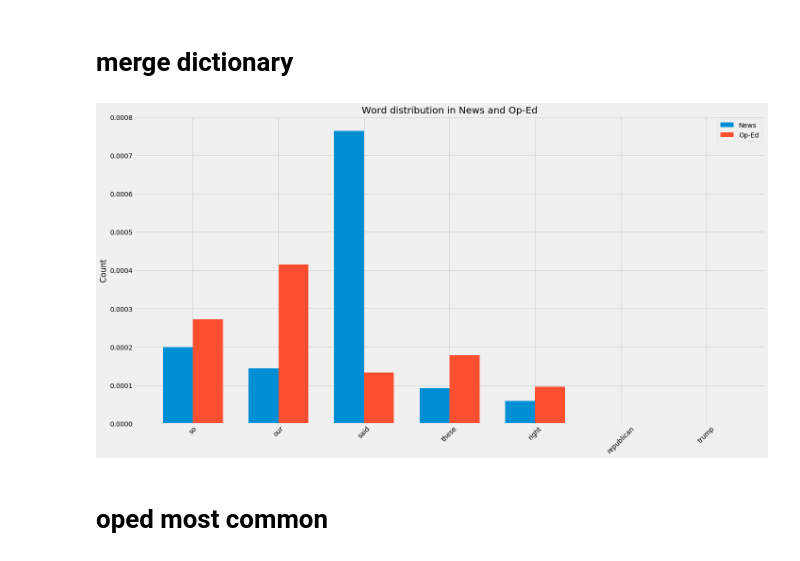
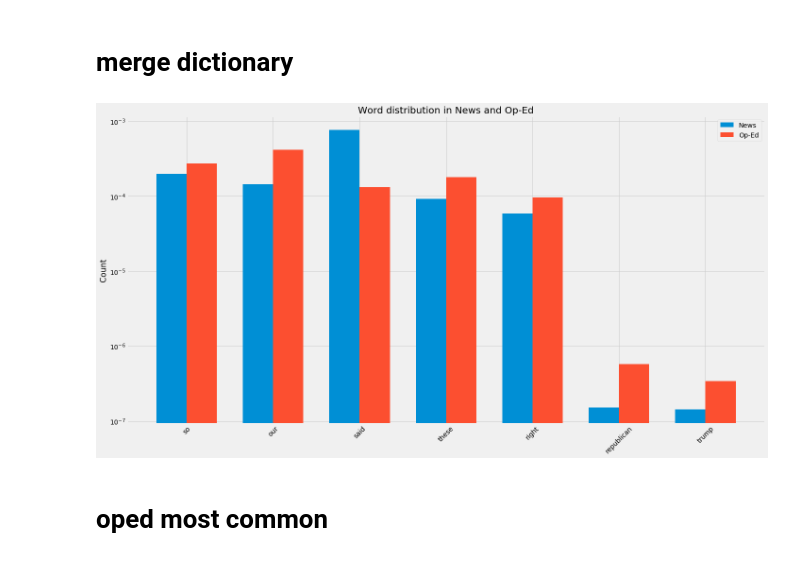
Before and after one commit to dj-betts/opinion_classifier, a Jupyter notebook: nlp_with_quotations.ipynb, the cells around one changed output. Saved outputs shown, nothing was run; the diff lists cells and outputs as text; code cells hidden in the pictures.

```diff
--- a/nlp_with_quotations.ipynb
+++ b/nlp_with_quotations.ipynb
@@ -605,35 +605,35 @@ width = 0.35  # the width of the bars
 
 fig, ax = plt.subplots(figsize=(20,10))
 rects1 = ax.bar(x - width/2, news_counts, width, label='News')
 rects2 = ax.bar(x + width/2, oped_counts, width, label='Op-Ed')
 
 
 # Add some text for labels, title and custom x-axis tick labels, etc.
 ax.set_ylabel('Count')
 ax.set_title('Word distribution in News and Op-Ed')
 ax.set_xticks(x)
-#ax.set_yscale('log')
+ax.set_yscale('log')
 ax.set_xticklabels(keys)
 ax.legend()
 
 # def autolabel(rects):
 #     """Attach a text label above each bar in *rects*, displaying its height."""
 #     for rect in rects:
 #         height = rect.get_height()
 #         ax.annotate('{}'.format(height),
 #                     xy=(rect.get_x() + rect.get_width() / 2, height),
 #                     xytext=(0, 3),  # 3 points vertical offset
 #                     textcoords="offset points",
 #                     ha='center', va='bottom')
 
 # autolabel(rects1)
 # autolabel(rects2)
 
 fig.tight_layout()
 plt.xticks(rotation=45)
 plt.show()
 # %% [output]
-[figure, old version]
+[figure, new version]
 # %% [markdown]
 # oped most common
 # %%
```
Also changed, not shown: 3 other files.
